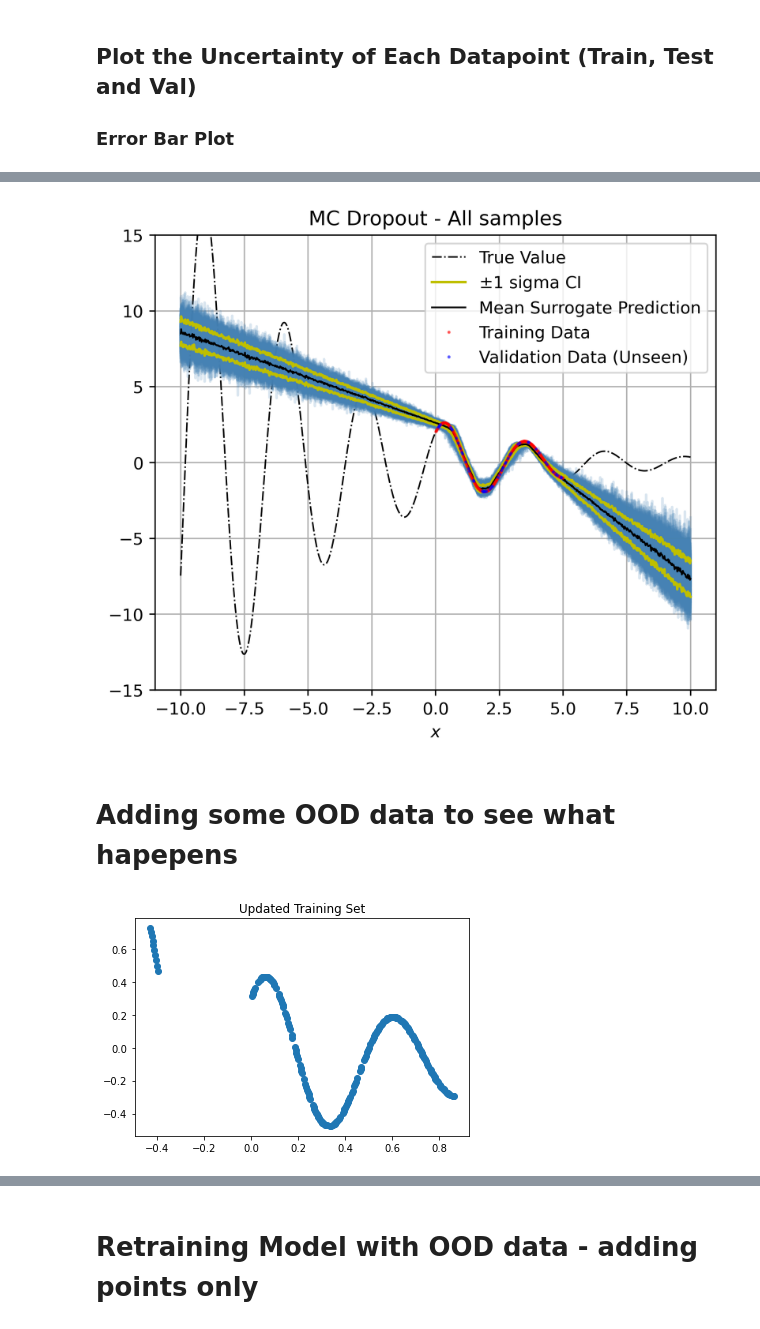
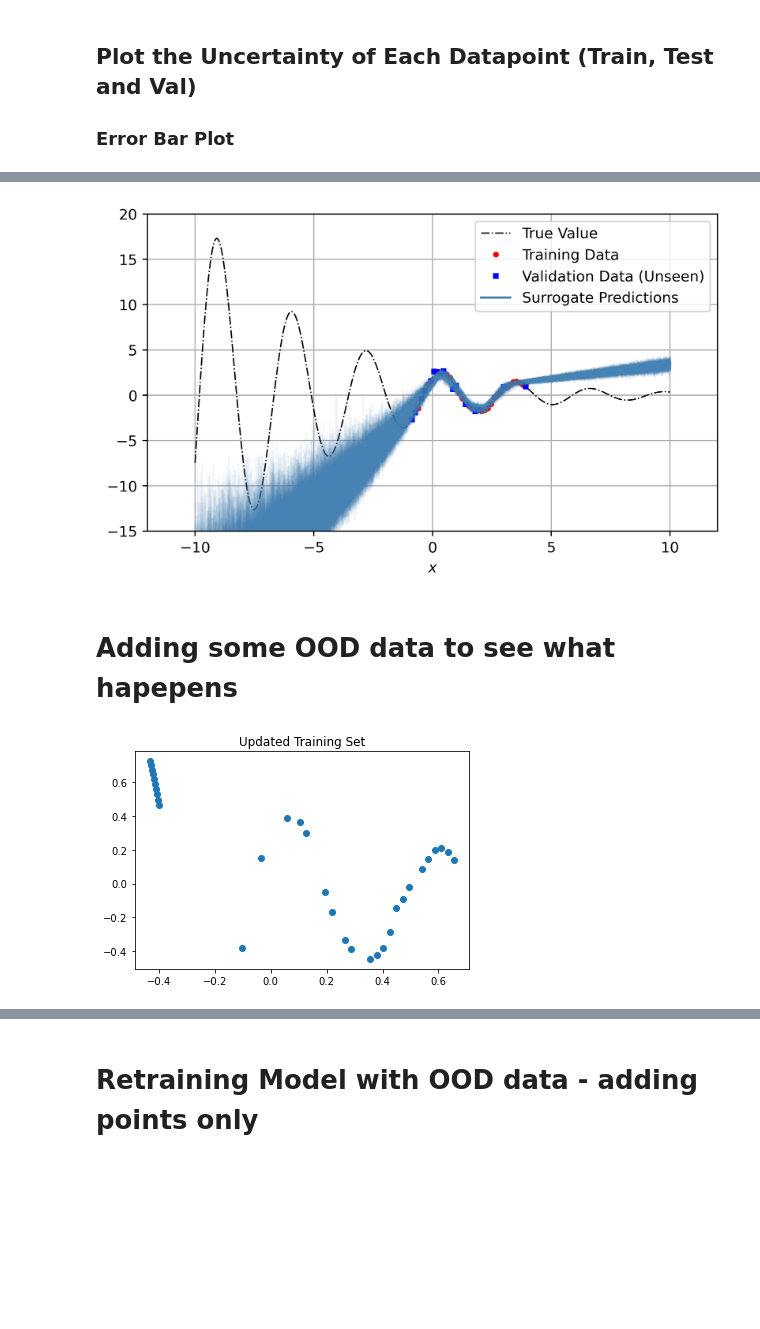
Before and after one commit to Almenj/DUQ, a Jupyter notebook: notebooks/1D_regression/MC_Dropout.ipynb, the cells around one changed output, grey strips where cells are left out. Drawn from its saved outputs; the diff is of its cells as text; code cells hidden in the pictures; blank space fills up the shorter version.

```diff
--- a/notebooks/1D_regression/MC_Dropout.ipynb
+++ b/notebooks/1D_regression/MC_Dropout.ipynb
@@ -43,27 +43,29 @@ import numpy as np
 import matplotlib.pyplot as plt
 
 X = np.linspace(-10,10,1000)
+X2 = np.linspace(-10,10,150)
 Y = f(X)
-
-plt.plot(X,Y,'k-.')
+Y2 = f(X2) + np.random.normal(0,0.2,len(X2))
 
 df = pd.DataFrame({"X":X,"Y":Y})
+df2 = pd.DataFrame({"X":X2,"Y":Y2})
 
 x_cols=[0]
 y_cols=[1]
 component = 0 # Sort by the x component
-cutoff_percentile = (0.5,0.5)
-val_split = 0.2
+cutoff_percentile = (0.45,0.55)
+val_split = 0.4
 component_name = "Y"
 
 df, data_mean, data_std = pre.process_df_euclid(df=df, x_cols=x_cols)
+df2, data_mean2, data_std2 = pre.process_df_euclid(df=df2, x_cols=x_cols)
 
 y_mean = data_mean[y_cols].values
 x_mean = data_mean[x_cols].values
 y_std = data_std[y_cols].values
 x_std = data_std[x_cols].values
 
-TRAIN, VAL, TEST = pre.split_data(df, component=component, y_cols=y_cols, x_cols=x_cols, cutoff_percentile=cutoff_percentile, val_split=val_split, seed=seed)
+TRAIN, VAL, TEST = pre.split_data(df2, component=component, y_cols=y_cols, x_cols=x_cols, cutoff_percentile=cutoff_percentile, val_split=val_split, seed=seed)
 x_train, y_train, train_data, train_indices = TRAIN
 x_val, y_val, val_data, val_indices = VAL
 x_test, y_test, test_data, test_indices = TEST
@@ -84,7 +84,7 @@ parameters = dict(
 
     # Generic Hyperparameters
     num_epochs= 2000,
-    batch_size= 50,#len(x_train), # Batch size for training data
+    batch_size= len(x_train), # Batch size for training data
     lr=  5e-4,                   # Learning rate
     weight_decay= 0.01,          # Weight decay. 'None' to disable L2 regularisation
 
@@ -191,20 +205,36 @@ plt.show()
 # %%
-plt.figure(figsize=(6,5), dpi=400)
+## PLOT
+plt.figure(figsize=(7,4), dpi=400)
+
 plt.plot(X, Y, 'k-.',linewidth=0.9,label="True Value")
-plt.plot(X, samples_full[:].T,'steelblue',alpha=0.2)
-plt.plot(X, means_full_.ravel() + 1*stds_full_.flatten(),'y',label="$\pm$1 sigma CI")
-plt.plot(X, means_full_.ravel() - 1*stds_full_.flatten(),'y')
-plt.plot(X, means_full_.squeeze(), color = 'black', linewidth = 1, label="Mean Surrogate Prediction")
-plt.plot(X[train_indices], Y[train_indices], 'or', alpha = 0.5, markersize=1, label="Training Data")
-plt.plot(X[val_indices], Y[val_indices], 'ob', alpha=0.5, markersize=1, label="Validation Data (Unseen)")
-plt.ylim((-15,15))
+
+plt.plot(pre.unnormalise(x_train,x_mean,x_std),
+         pre.unnormalise(y_train,y_mean,y_std),
+         'or',
+         #alpha = 0.5,
+         markersize=3,
+         label="Training Data")
+
+plt.plot(pre.unnormalise(x_val,x_mean,x_std),
+         pre.unnormalise(y_val,y_mean,y_std),
+         'sb',
+         #alpha=0.5,
+         markersize=3,
+         label="Validation Data (Unseen)")
+
+plt.plot(X, samples_full[:].T,'steelblue',alpha=0.05)
+
+plt.plot(0,0,'steelblue',label="Surrogate Predictions")
+
+plt.ylim((-15,20))
+plt.xlim((-12,12))
 plt.grid()
 plt.legend()
 plt.xlabel('$x$')
-plt.title('MC Dropout - All samples')
+#plt.title('Physical Process or Simulation')
 plt.show()
 # %% [output]
-[figure, old version]
+[figure, new version]
 # %% [markdown]
 # Adding some OOD data to see what hapepens
 # %%
@@ -226,7 +256,7 @@ train_data_new = TensorDataset(x_train_new, y_train_new)
 plt.plot(x_train_new, y_train_new, 'o')
 plt.title("Updated Training Set");
 # %% [output]
-[figure, old version]
+[figure, new version]
 # %%
 # Instantiate a model class of type MC Dropout
 model_new = MC.MC_Dropout(train_data = train_data_new,
```
Also changed, not shown: parts of 9 cells of this notebook, 7 other files.
